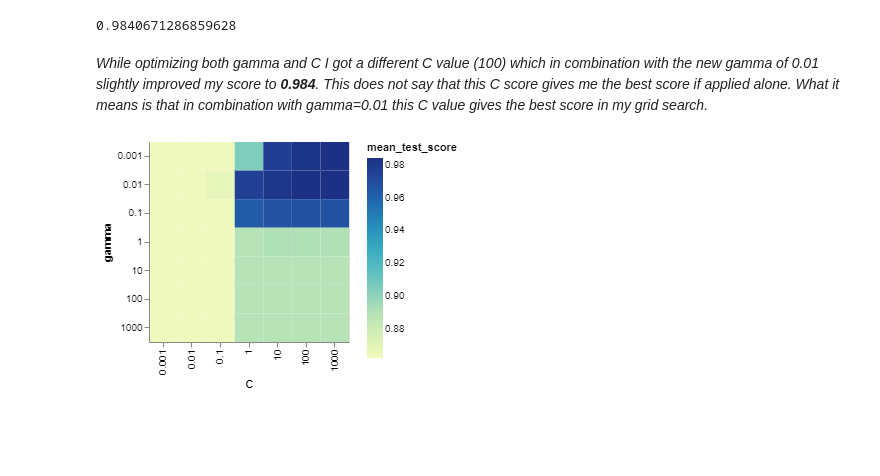
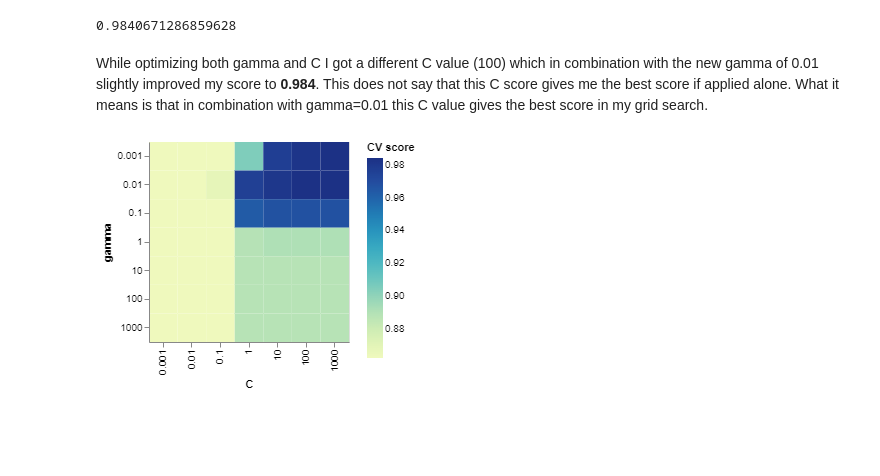
Before and after one commit to artanzand/Kaggle_projects, a Jupyter notebook: 3.SpamSMS_text_classification_hyper_optim/text_classification_hyper_optim.ipynb, the cells around one changed output. Saved outputs shown, nothing was run; the diff lists cells and outputs as text; code cells hidden in the pictures.

```diff
--- a/3.SpamSMS_text_classification_hyper_optim/text_classification_hyper_optim.ipynb
+++ b/3.SpamSMS_text_classification_hyper_optim/text_classification_hyper_optim.ipynb
@@ -32,5 +25,5 @@ The starter code below reads the CSV assuming that it's present in the current d
 # %%
-sms_df = pd.read_csv("spam.csv", encoding="latin-1")
+sms_df = pd.read_csv("../downloads/spam.csv", encoding="latin-1")
 sms_df = sms_df.drop(["Unnamed: 2", "Unnamed: 3", "Unnamed: 4"], axis=1)
 sms_df = sms_df.rename(columns={"v1": "target", "v2": "sms"})
 # %%
@@ -468,17 +377,17 @@ grid_gamma_C.best_score_
 # %% [output]
 0.9840671286859628
 # %% [markdown]
-_While optimizing both gamma and C I got a different C value (100) which in combination with the new gamma of 0.01 slightly improved my score to **0.984**. This does not say that this C score gives me the best score if applied alone. What it means is that in combination with gamma=0.01 this C value gives the best score in my grid search._
+While optimizing both gamma and C I got a different C value (100) which in combination with the new gamma of 0.01 slightly improved my score to **0.984**. This does not say that this C score gives me the best score if applied alone. What it means is that in combination with gamma=0.01 this C value gives the best score in my grid search.
 # %%
 alt.Chart(opt_results).mark_rect().encode(
     x=alt.X("param_svc__C:O", title="C"),
     y=alt.Y("param_svc__gamma:O", title="gamma"),
-    color="mean_test_score:Q",
+    color=alt.Color("mean_test_score:Q", title="CV score")
 ).properties(
     width=200,
     height=200
 )
 # %% [output]
-[figure, old version]
+[figure, new version]
 # %% [markdown]
 <br><br>
```
Also changed, not shown: parts of 52 cells of this notebook, 1 other file.
